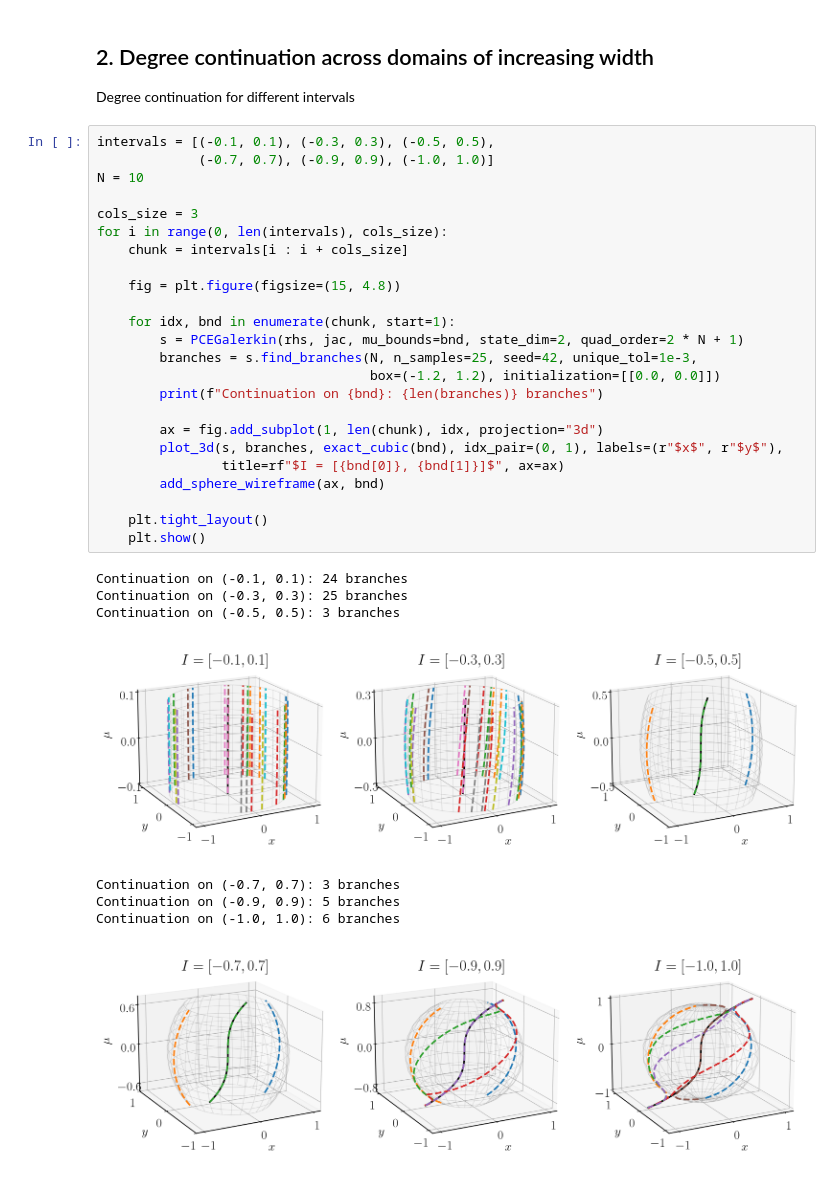
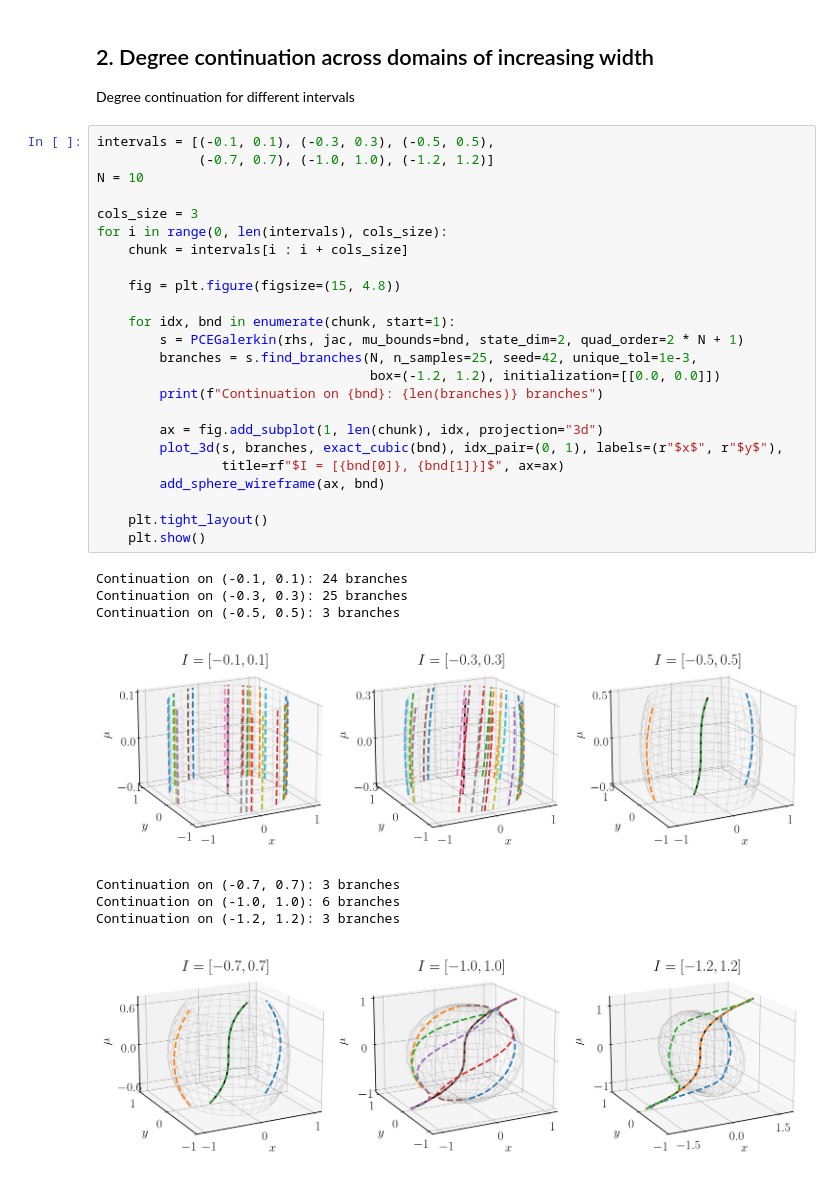
Before and after one commit to GiacomoVenier/PCE-Bifurcation-Analysis, a Jupyter notebook: benchmarks/05_spherical_surface.ipynb, the cells around one changed output. Saved outputs shown, nothing was run; the diff lists cells and outputs as text.

```diff
--- a/benchmarks/05_spherical_surface.ipynb
+++ b/benchmarks/05_spherical_surface.ipynb
@@ -83,34 +83,34 @@ Found 7 roots on (-1.0, 1.0)
 Degree continuation for different intervals
 # %%
 intervals = [(-0.1, 0.1), (-0.3, 0.3), (-0.5, 0.5),
-             (-0.7, 0.7), (-0.9, 0.9), (-1.0, 1.0)]
+             (-0.7, 0.7), (-1.0, 1.0), (-1.2, 1.2)]
 N = 10
 
 cols_size = 3
 for i in range(0, len(intervals), cols_size):
     chunk = intervals[i : i + cols_size]
 
     fig = plt.figure(figsize=(15, 4.8))
 
     for idx, bnd in enumerate(chunk, start=1):
         s = PCEGalerkin(rhs, jac, mu_bounds=bnd, state_dim=2, quad_order=2 * N + 1)
         branches = s.find_branches(N, n_samples=25, seed=42, unique_tol=1e-3,
                                    box=(-1.2, 1.2), initialization=[[0.0, 0.0]])
         print(f"Continuation on {bnd}: {len(branches)} branches")
 
         ax = fig.add_subplot(1, len(chunk), idx, projection="3d")
         plot_3d(s, branches, exact_cubic(bnd), idx_pair=(0, 1), labels=(r"$x$", r"$y$"),
                 title=rf"$I = [{bnd[0]}, {bnd[1]}]$", ax=ax)
         add_sphere_wireframe(ax, bnd)
 
     plt.tight_layout()
     plt.show()
 # %% [output]
 Continuation on (-0.1, 0.1): 24 branches
 Continuation on (-0.3, 0.3): 25 branches
 Continuation on (-0.5, 0.5): 3 branches
 [figure]
 Continuation on (-0.7, 0.7): 3 branches
-Continuation on (-0.9, 0.9): 5 branches
 Continuation on (-1.0, 1.0): 6 branches
+Continuation on (-1.2, 1.2): 3 branches
-[figure, old version]
+[figure, new version]
```
Also changed, not shown: 2 other files.
